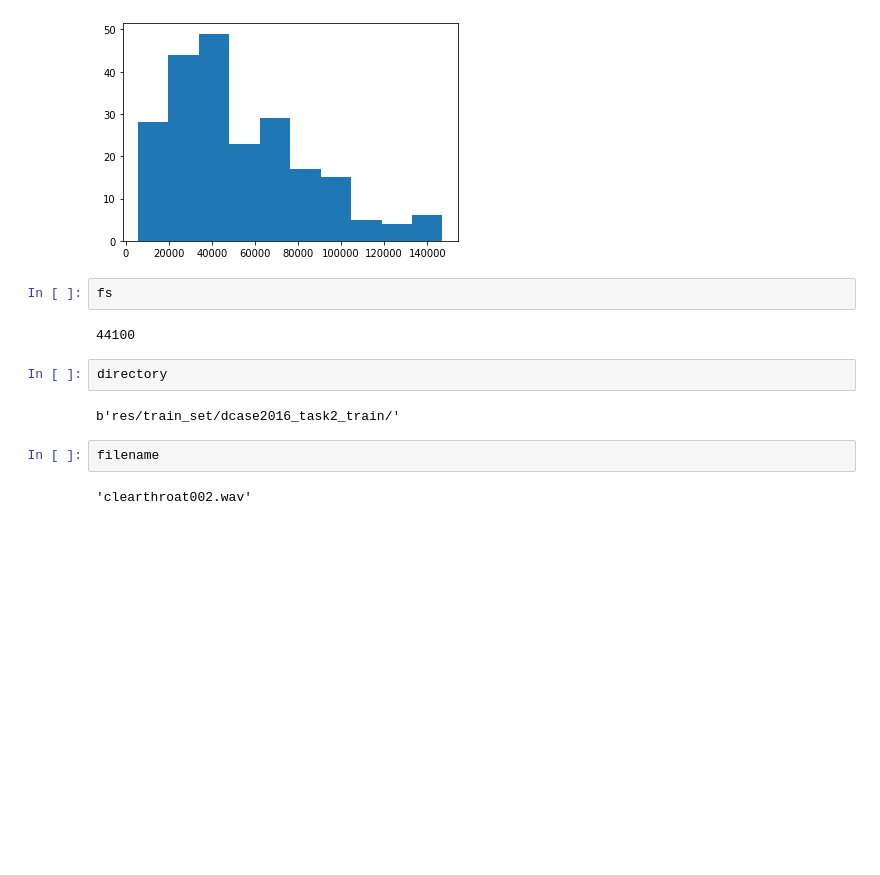
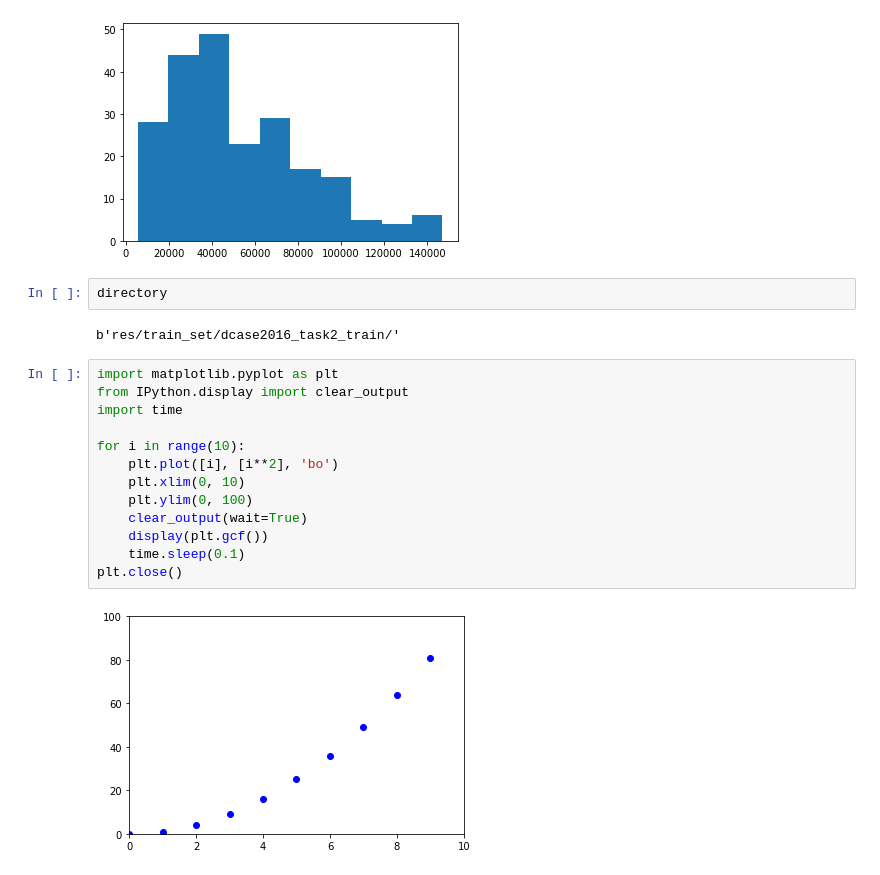
Before and after one commit to MichelDucartier/music_doa, a Jupyter notebook: test.ipynb, the cells around one changed output. Drawn from its saved outputs; the diff is of its cells as text; blank space fills up the shorter version.

```diff
--- a/test.ipynb
+++ b/test.ipynb
@@ -44,15 +44,22 @@ plt.hist(list(length_examples))
          90484.8, 104632.1, 118779.4, 132926.7, 147074. ]),
  <BarContainer object of 10 artists>)
 [figure]
-# %%
-fs
-# %% [output]
-44100
 # %%
 directory
 # %% [output]
 b'res/train_set/dcase2016_task2_train/'
-# %%
-filename
-# %% [output]
-'clearthroat002.wav'
+# %%
+import matplotlib.pyplot as plt
+from IPython.display import clear_output
+import time
+
+for i in range(10):
+    plt.plot([i], [i**2], 'bo')
+    plt.xlim(0, 10)
+    plt.ylim(0, 100)
+    clear_output(wait=True)
+    display(plt.gcf())
+    time.sleep(0.1)
+plt.close()
+# %% [output]
+[figure, added]
```
Also changed, not shown: parts of 5 cells of this notebook, 1 other file.
